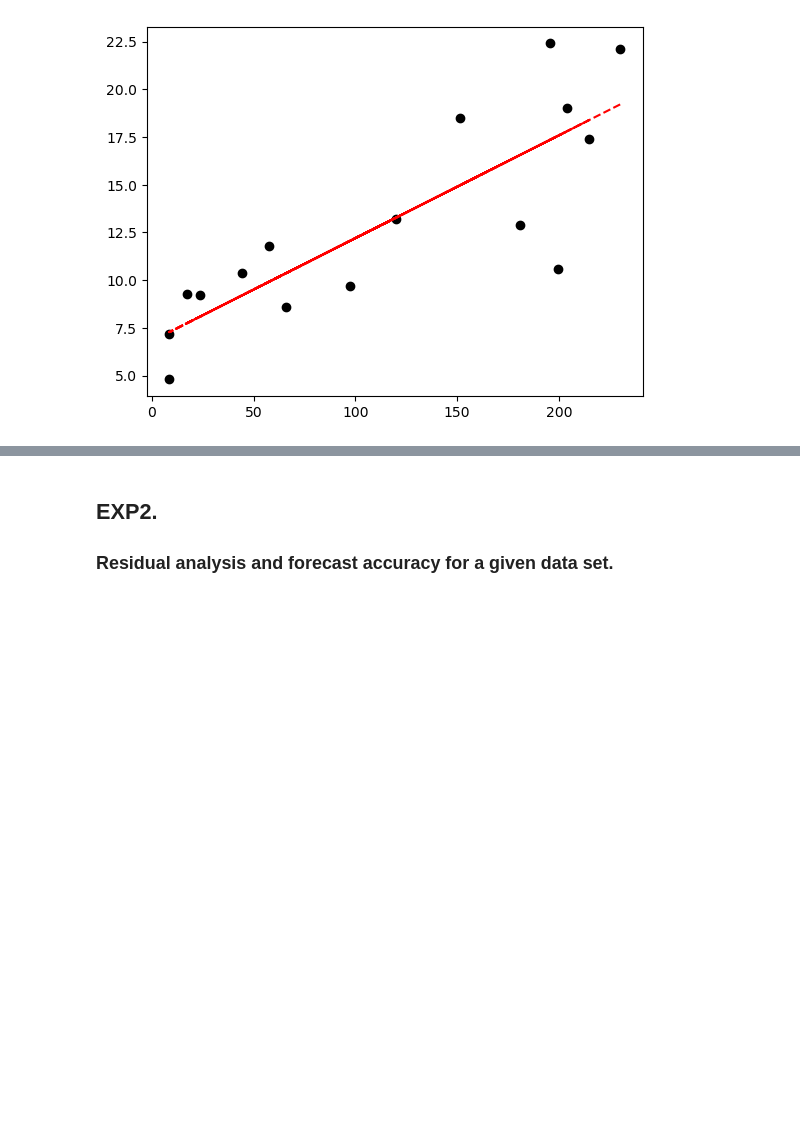
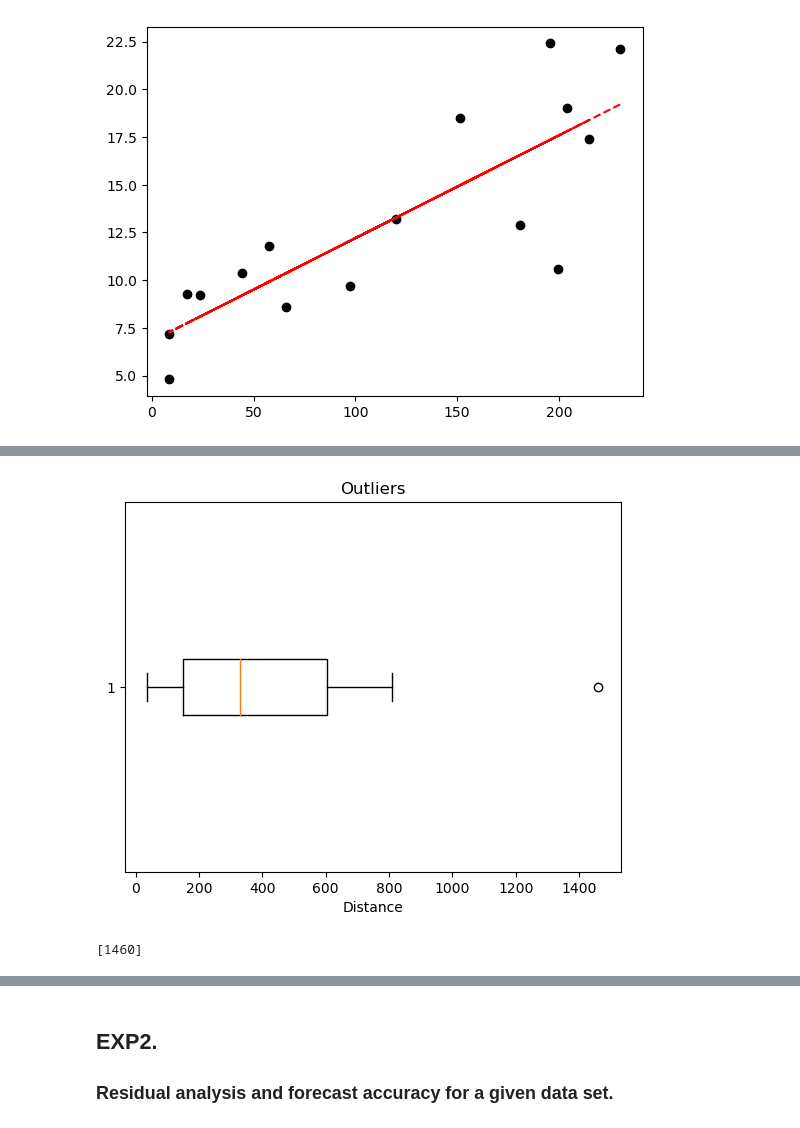
Before and after one commit to s0ul141/SB47, a Jupyter notebook: Reg_Lab_Fat_prep.ipynb, the cells around one changed output, grey strips where cells are left out. Saved outputs shown, nothing was run; the diff lists cells and outputs as text; code cells hidden in the pictures; blank space fills up the shorter version.

```diff
--- a/Reg_Lab_Fat_prep.ipynb
+++ b/Reg_Lab_Fat_prep.ipynb
@@ -71,0 +167,3 @@ plt.show()
+# %%
+df = pd.read_csv('soft_drink.csv')
+df
@@ -71,0 +188,7 @@ plt.show()
+# %%
+plt.boxplot(df['Distance'], vert=False)
+plt.xlabel('Distance')
+plt.title('Outliers')
+plt.show()
+# %% [output]
+[figure, added]
@@ -71,0 +207,5 @@ plt.show()
+# %%
+val = detect(df['Distance'])
+print(val)
+# %% [output]
+[1460]
```
Also changed, not shown: parts of 49 cells of this notebook, 1 other file.
